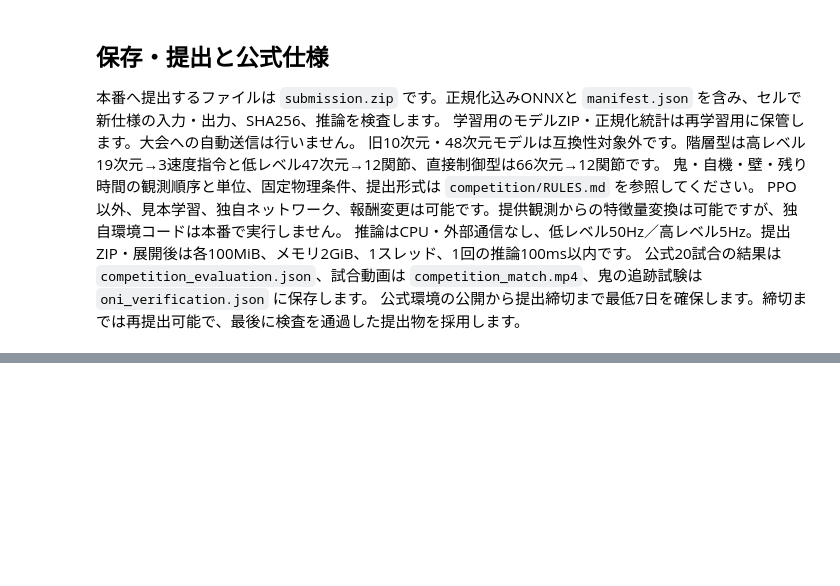
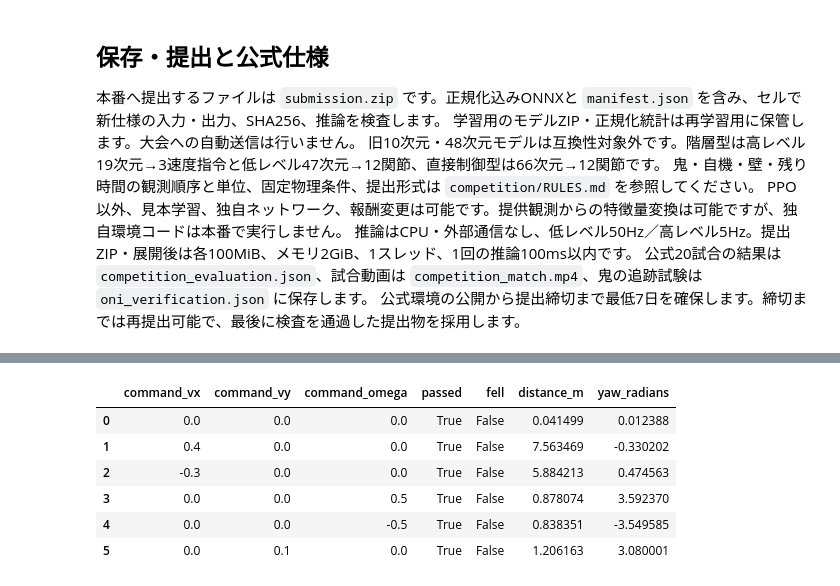
Before and after one commit to tanishi-mechatoro/rq.singyura, a Jupyter notebook: notebooks/guide_and_experiments_ja.ipynb, the cells around one changed output, grey strips where cells are left out. Cells and saved outputs as stored; diff of their text form; code cells hidden in the pictures; blank space fills up the shorter version.

```diff
--- a/notebooks/guide_and_experiments_ja.ipynb
+++ b/notebooks/guide_and_experiments_ja.ipynb
@@ -82,7 +82,7 @@ CPU学習用PyTorch: 2.14.0+cpu
 # %%
 #@title 📁 保存先（実験ごとに experiment_name を変える）
 team_name = '隠居したいンゴ' #@param {type:"string"}
-experiment_name = 'teisyutu_saishin5' #@param {type:"string"}
+experiment_name = 'teisyutu_saishin8' #@param {type:"string"}
 from google.colab import drive
 drive.mount('/content/drive')
 from pathlib import Path
@@ -360,16 +415,17 @@ if not competition_walk_report['passed']:
 出力は `[-1,1]` の3値を、それぞれ前後0.5m/s、左右0.3m/s、旋回1rad/sの指令へ変換します。学習報酬は変更できますが、公式の採点は平均生存時間のみです。
 # %%
 #@title 🏃 逃げ学習の報酬設定（公式の鬼・採点条件は固定）
-survival_weight = 2.5 #@param {type:"slider", min:0.0, max:3.0, step:0.1}
-distance_weight = 0.6 # @param {"type":"slider","min":0,"max":2,"step":0.1}
-tag_penalty = 100 #@param {type:"slider", min:0.0, max:200.0, step:5.0}
-flee_timesteps = 10000 #@param {type:"integer"}
+survival_weight = 2 #@param {type:"slider", min:0.0, max:3.0, step:0.1}
+distance_weight = 0.5 # @param {"type":"slider","min":0,"max":2,"step":0.1}
+tag_penalty = 200 #@param {type:"slider", min:0.0, max:200.0, step:5.0}
+flee_timesteps = 20000 #@param {type:"integer"}
 print('鬼の通常目標速度は0.3m/s。報酬は学習用で、順位は生存時間だけで決まります。')
 # %% [output]
 鬼の通常目標速度は0.3m/s。報酬は学習用で、順位は生存時間だけで決まります。
 # %%
 #@title 👹 逃げ方を学習して保存（四脚の鬼・本番の1対1環境）
+# 全体の生存時間を最大化するために、鬼との距離（distance）へのインセンティブを最大（2.0）に引き上げ、転倒ペナルティも強化して再学習します。
 train_competition_flee(SAVE_DIR, seed=seed, ppo_steps=flee_timesteps,
     reward={'survival': survival_weight, 'distance': distance_weight,
-            'tag_penalty': tag_penalty, 'fall_penalty': 15.0})
+            'tag_penalty': tag_penalty, 'fall_penalty': 20.0})
 # %% [output]
@@ -515,0 +619,61 @@ Seed: 104 | 生存時間: 6.674秒 | 終了理由: captured
+# %%
+import json
+from pathlib import Path
+import pandas as pd
+
+print("=== 歩行評価ログの読み込みと詳細分析 ===")
+
+# メモリ上に存在する competition_walk_report の確認
+if 'competition_walk_report' in globals():
+    report = globals()['competition_walk_report']
+    print(f"\n[メモリ上の検証データ] バージョン: {report.get('version')}, 合格判定: {report.get('passed')}")
+    if 'rows' in report:
+        df_mem = pd.DataFrame([
+            {
+                'command_vx': r['command'][0],
+                'command_vy': r['command'][1],
+                'command_omega': r['command'][2],
+                'passed': r.get('passed', False),
+                'fell': r.get('fell', False),
+                'distance_m': r.get('distance_m', 0.0),
+                'yaw_radians': r.get('yaw_radians', 0.0)
+            } for r in report['rows']
+        ])
+        display(df_mem)
+
+# 保存ディレクトリ配下のJSONファイルを再探索
+print(f"\n探索対象フォルダ: {SAVE_DIR}")
+comp_walk_dir = SAVE_DIR / 'competition_walk'
+
+paths_to_try = [
+    comp_walk_dir / 'walk_qualification.json',
+    comp_walk_dir / 'evaluation.json',
+    SAVE_DIR / 'competition_evaluation.json'
+]
+
+for path in paths_to_try:
+    if path.exists():
+        print(f"\n--- {path.name} の解析 ---")
+        with open(path, 'r', encoding='utf-8') as f:
+            data = json.load(f)
+
+        rows = []
+        test_rows = data.get('fixed', {}).get('rows', data.get('rows', data))
+        if isinstance(test_rows, list):
+            for r in test_rows:
+                cmd = r.get('command', [0.0, 0.0, 0.0])
+                rows.append({
+                    'command_vx': cmd[0] if isinstance(cmd, (list, tuple)) else None,
+                    'command_vy': cmd[1] if isinstance(cmd, (list, tuple)) else None,
+                    'command_omega': cmd[2] if isinstance(cmd, (list, tuple)) else None,
+                    'passed': r.get('passed', False),
+                    'fell': r.get('fell', False),
+                    'distance_m': r.get('distance_m', 0.0),
+                    'yaw_radians': r.get('yaw_radians', 0.0)
+                })
+            df = pd.DataFrame(rows)
+            display(df)
+            print(f"合格数: {df['passed'].sum()} / 転倒数: {df['fell'].sum()}")
+    else:
+        print(f"ファイル未検出: {path.relative_to(SAVE_DIR.parent) if SAVE_DIR.parent in path.parents else path}")
+# %% [output]
@@ -515,0 +683,7 @@ Seed: 104 | 生存時間: 6.674秒 | 終了理由: captured
+|  | command_vx | command_vy | command_omega | passed | fell | distance_m | yaw_radians |
+| 0 | 0.0 | 0.0 | 0.0 | True | False | 0.041499 | 0.012388 |
+| 1 | 0.4 | 0.0 | 0.0 | True | False | 7.563469 | -0.330202 |
+| 2 | -0.3 | 0.0 | 0.0 | True | False | 5.884213 | 0.474563 |
+| 3 | 0.0 | 0.0 | 0.5 | True | False | 0.878074 | 3.592370 |
+| 4 | 0.0 | 0.0 | -0.5 | True | False | 0.838351 | -3.549585 |
+| 5 | 0.0 | 0.1 | 0.0 | True | False | 1.206163 | 3.080001 |
```
Also changed, not shown: parts of 14 cells of this notebook.
